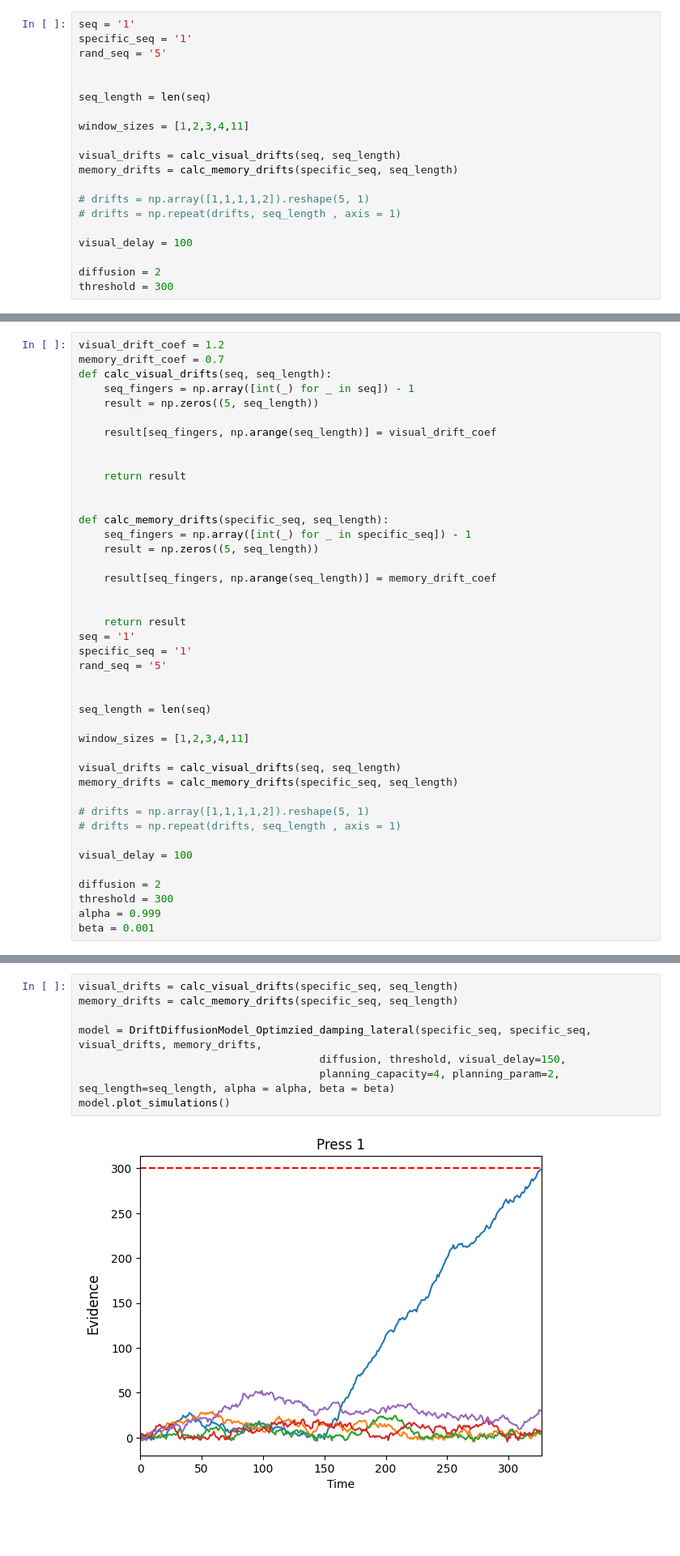
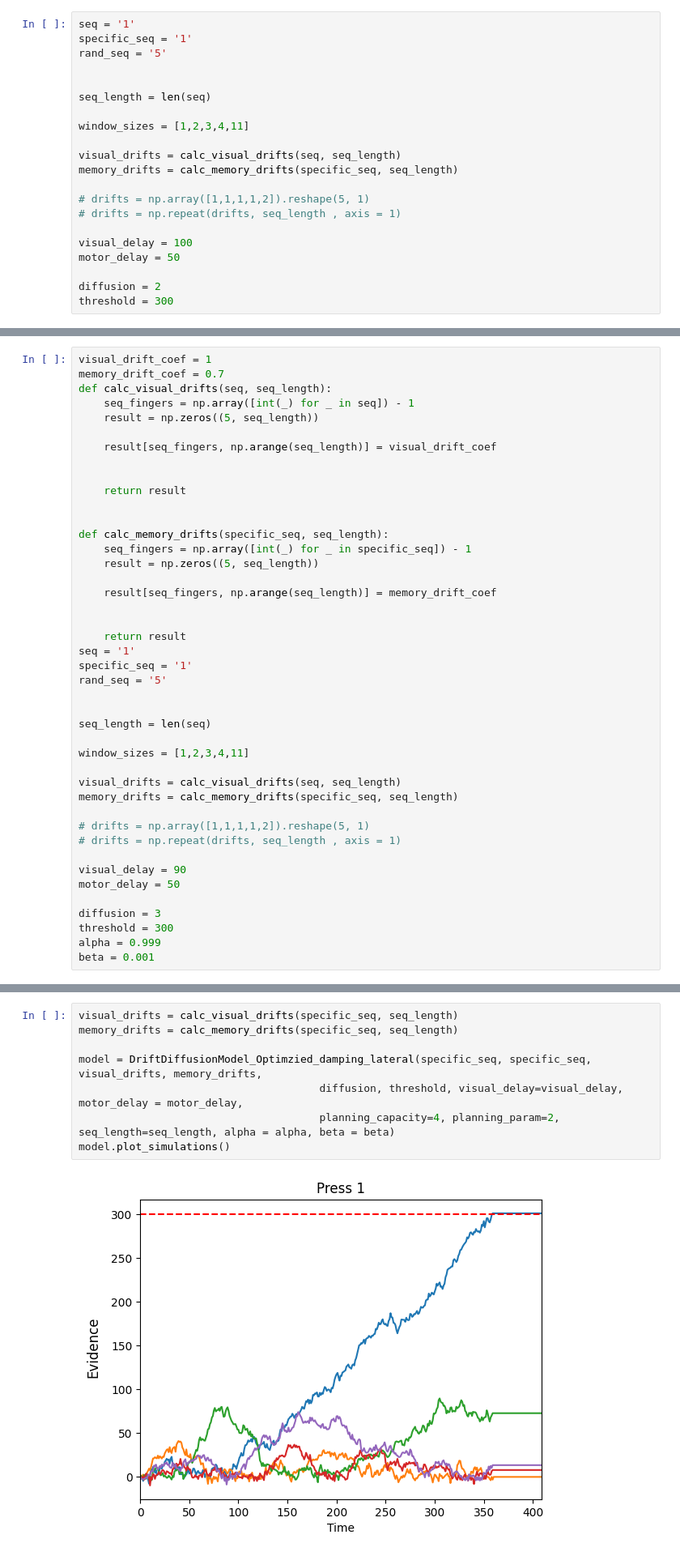
Before and after one commit to manazerzadeh/Sequential-HorseRace, a Jupyter notebook: model_single_press_new.ipynb, the cells around one changed output, grey strips where cells are left out. Shown at 81% size. Cells and saved outputs as stored; diff of their text form; blank space fills up the shorter version.

```diff
--- a/model_single_press_new.ipynb
+++ b/model_single_press_new.ipynb
@@ -53,6 +50,7 @@ memory_drifts = calc_memory_drifts(specific_seq, seq_length)
 # drifts = np.repeat(drifts, seq_length , axis = 1)
 
 visual_delay = 100
+motor_delay = 50
 
 diffusion = 2
 threshold = 300
@@ -804,5 +379,5 @@ class DriftDiffusionModel_Optimzied_damping_lateral:
 # %%
-visual_drift_coef = 1.2
+visual_drift_coef = 1
 memory_drift_coef = 0.7
 def calc_visual_drifts(seq, seq_length):
     seq_fingers = np.array([int(_) for _ in seq]) - 1
@@ -837,9 +412,10 @@ memory_drifts = calc_memory_drifts(specific_seq, seq_length)
 # drifts = np.array([1,1,1,1,2]).reshape(5, 1)
 # drifts = np.repeat(drifts, seq_length , axis = 1)
 
-visual_delay = 100
+visual_delay = 90
+motor_delay = 50
 
-diffusion = 2
+diffusion = 3
 threshold = 300
 alpha = 0.999
 beta = 0.001
@@ -922,13 +576,13 @@ print(RTs.mean(), RTs.std())
 # %%
 visual_drifts = calc_visual_drifts(specific_seq, seq_length)
 memory_drifts = calc_memory_drifts(specific_seq, seq_length)
 
 model = DriftDiffusionModel_Optimzied_damping_lateral(specific_seq, specific_seq, visual_drifts, memory_drifts,
-                                      diffusion, threshold, visual_delay=150,
+                                      diffusion, threshold, visual_delay=visual_delay, motor_delay = motor_delay,
                                       planning_capacity=4, planning_param=2, seq_length=seq_length, alpha = alpha, beta = beta)
 model.plot_simulations()
 # %% [output]
-[figure, old version]
+[figure, new version]
 # %%
 n_sims = 1000
 RTs = np.array([])
```
Also changed, not shown: parts of 34 cells of this notebook, 6 other files.
